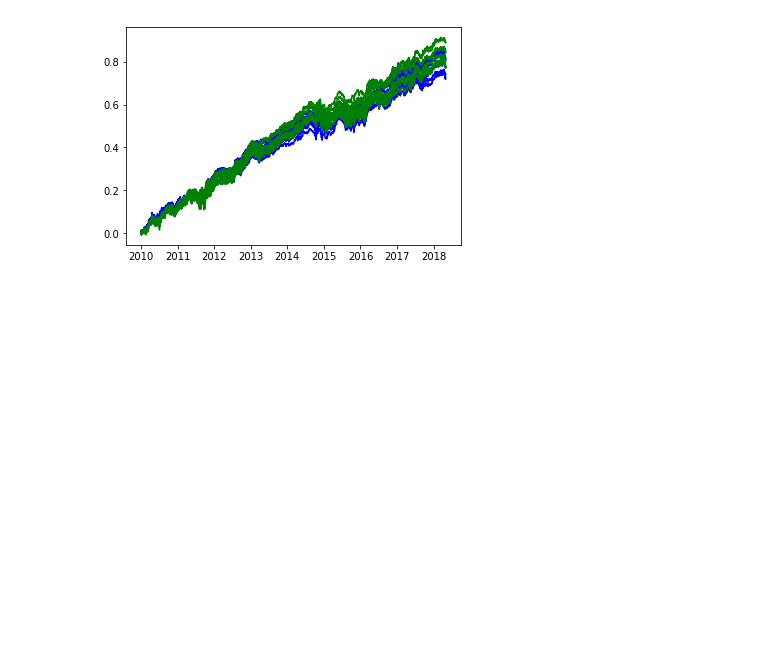
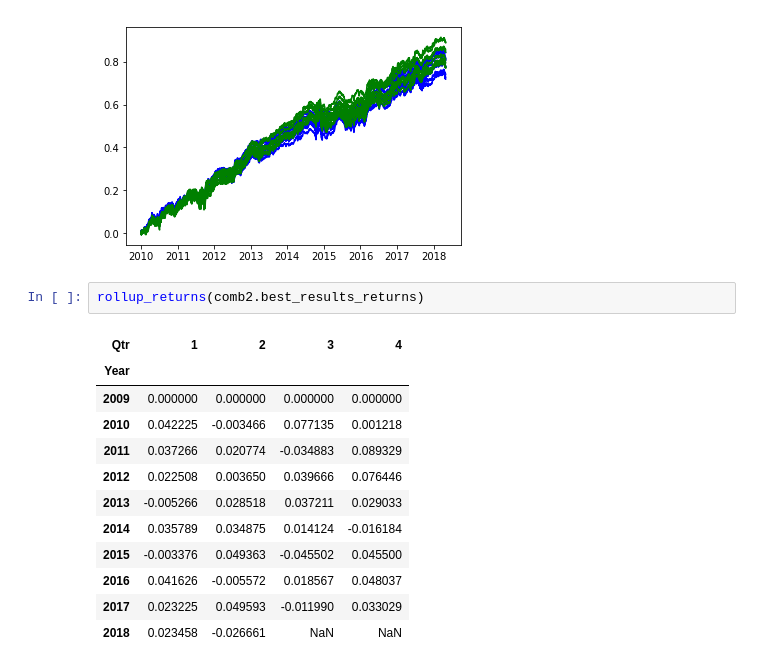
Before and after one commit to ryanoley/ram, a Jupyter notebook: research/statarb/20181016_Starmine_map_changeover_check.ipynb, the cells around one changed output. Cells and saved outputs as stored; diff of their text form; blank space fills up the shorter version.

```diff
--- a/research/statarb/Untitled.ipynb
+++ b/research/statarb/20181016_Starmine_map_changeover_check.ipynb
@@ -96,3 +96,18 @@ plt.plot(comb2.best_results_returns.dropna().cumsum(), 'g')
 plt.show()
 # %% [output]
 [figure]
+# %%
+rollup_returns(comb2.best_results_returns)
+# %% [output]
+| Qtr | 1 | 2 | 3 | 4 |
+| Year |  |  |  |  |
+| 2009 | 0.000000 | 0.000000 | 0.000000 | 0.000000 |
+| 2010 | 0.042225 | -0.003466 | 0.077135 | 0.001218 |
+| 2011 | 0.037266 | 0.020774 | -0.034883 | 0.089329 |
+| 2012 | 0.022508 | 0.003650 | 0.039666 | 0.076446 |
+| 2013 | -0.005266 | 0.028518 | 0.037211 | 0.029033 |
+| 2014 | 0.035789 | 0.034875 | 0.014124 | -0.016184 |
+| 2015 | -0.003376 | 0.049363 | -0.045502 | 0.045500 |
+| 2016 | 0.041626 | -0.005572 | 0.018567 | 0.048037 |
+| 2017 | 0.023225 | 0.049593 | -0.011990 | 0.033029 |
+| 2018 | 0.023458 | -0.026661 | NaN | NaN |
```
Also changed, not shown: parts of 1 cell of this notebook, 1 other file.
